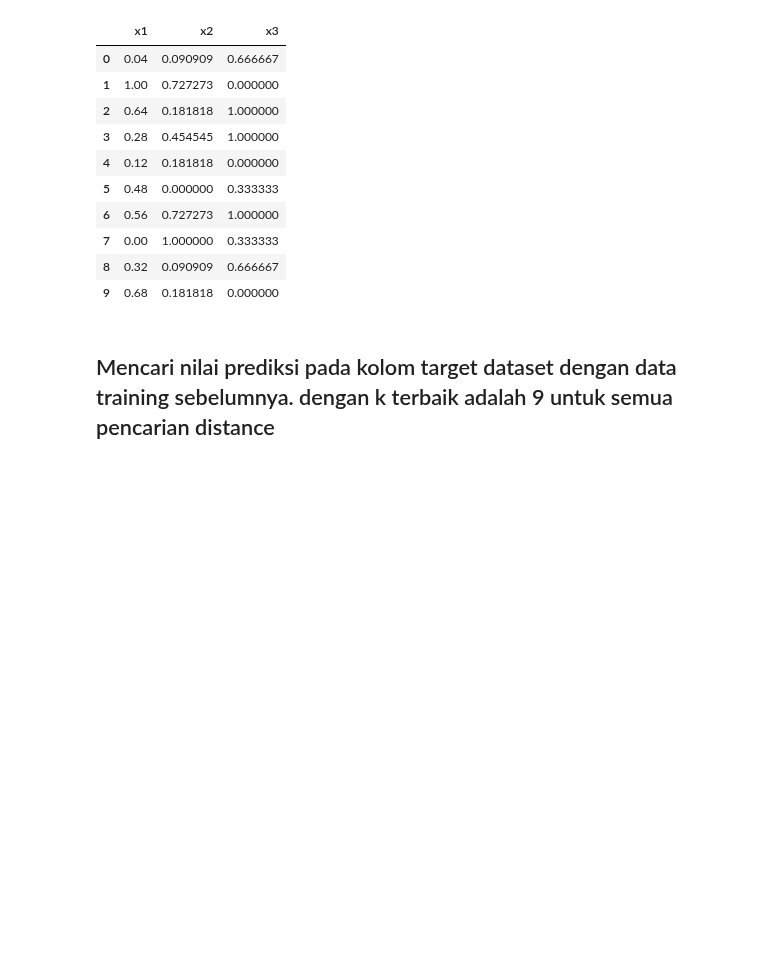
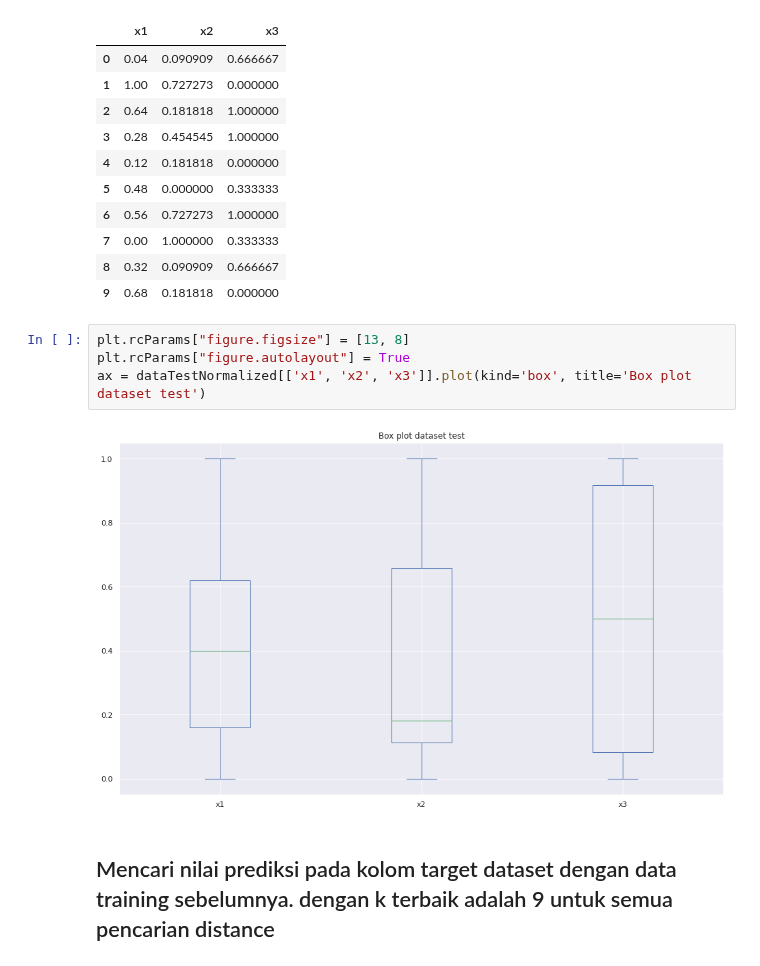
Before and after one commit to khalilullahalfaath/AI_Tubes-03-Learning, a Jupyter notebook: AI_Kelompok_15_Learning.ipynb, the cells around one changed output. Drawn from its saved outputs; the diff is of its cells as text; blank space fills up the shorter version.

```diff
--- a/AI_Kelompok_15_Learning.ipynb
+++ b/AI_Kelompok_15_Learning.ipynb
@@ -542,6 +546,12 @@ dataTestNormalized
 | 7 | 0.00 | 1.000000 | 0.333333 |
 | 8 | 0.32 | 0.090909 | 0.666667 |
 | 9 | 0.68 | 0.181818 | 0.000000 |
+# %%
+plt.rcParams["figure.figsize"] = [13, 8]
+plt.rcParams["figure.autolayout"] = True
+ax = dataTestNormalized[['x1', 'x2', 'x3']].plot(kind='box', title='Box plot dataset test')
+# %% [output]
+[figure, added]
 # %% [markdown]
 ## Mencari nilai prediksi pada kolom target dataset dengan data training sebelumnya. dengan k terbaik adalah 9 untuk semua pencarian distance
 # %%
```
Also changed, not shown: parts of 16 cells of this notebook.
